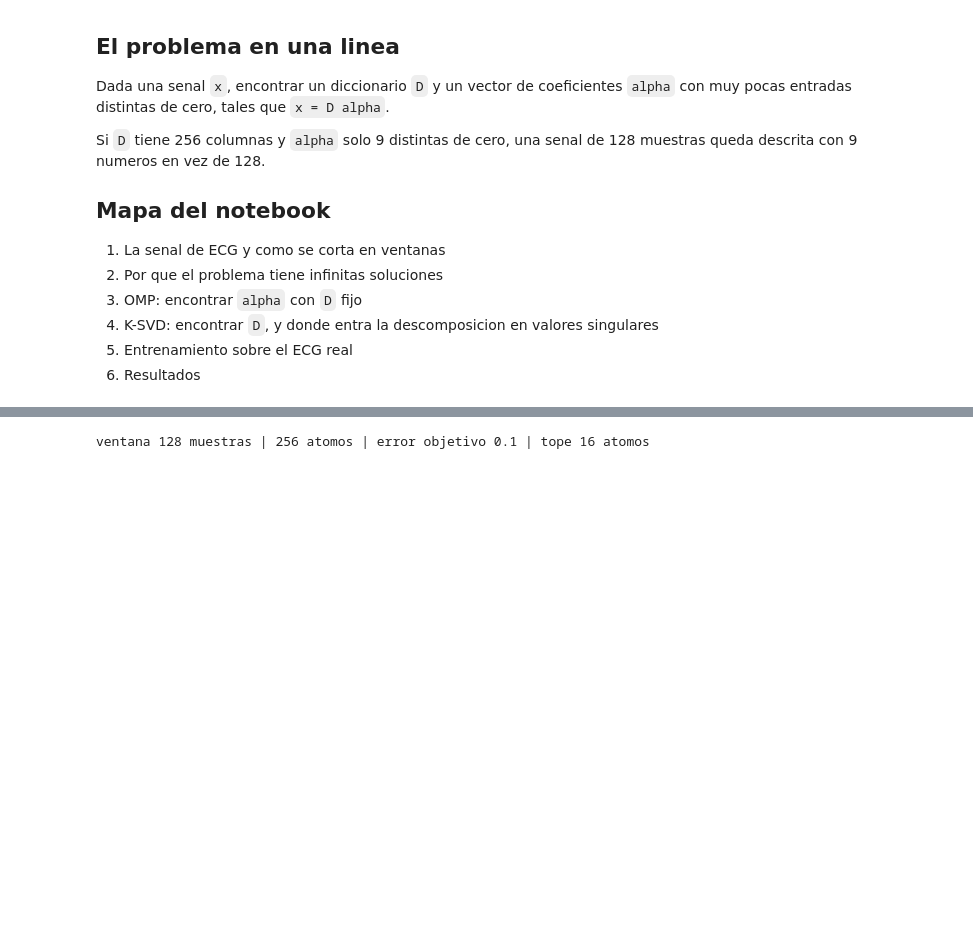
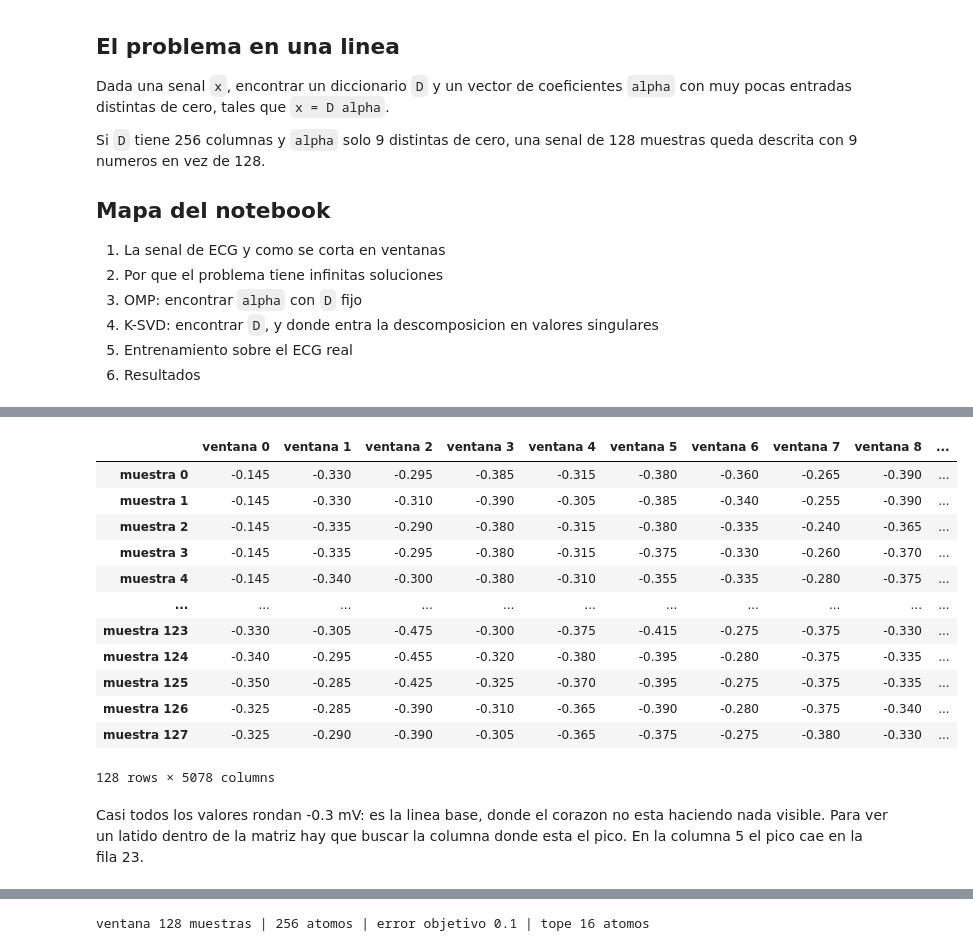
Before and after one commit to zxxz456/inaoe, a Jupyter notebook: matcomp/proyecto1/src/Notes.ipynb, the cells around one changed output, grey strips where cells are left out. Drawn from its saved outputs; the diff is of its cells as text; code cells hidden in the pictures; blank space fills up the shorter version.

```diff
--- a/matcomp/proyecto1/src/Notes.ipynb
+++ b/matcomp/proyecto1/src/Notes.ipynb
@@ -28,0 +81,4 @@ senal de 128 muestras queda descrita con 9 numeros en vez de 128.
+# %%
+for i in range(20):
+    print(f"muestra {i:>2}   t = {i / fs * 1000:6.2f} ms   "
+          f"voltaje = {senal[i]:7.3f} mV")
@@ -28,0 +129,23 @@ senal de 128 muestras queda descrita con 9 numeros en vez de 128.
+# %%
+crudas = partir_en_ventanas(senal)
+
+df = pd.DataFrame(
+    crudas,
+    index=[f"muestra {i}" for i in range(crudas.shape[0])],
+    columns=[f"ventana {j}" for j in range(crudas.shape[1])],
+)
+
+print(f"forma: {crudas.shape}  <- 128 filas, una columna por ventana")
+print(f"{len(senal)} // {TAM_VENTANA} = {len(senal) // TAM_VENTANA} "
+      f"ventanas completas")
+print(f"cada ventana dura {TAM_VENTANA / fs * 1000:.0f} ms\n")
+
+print("columna 0 == senal[0:128]:  ",
+      np.array_equal(crudas[:, 0], senal[0:128]))
+print("columna 1 == senal[128:256]:",
+      np.array_equal(crudas[:, 1], senal[128:256]))
+
+print("\nesquina superior izquierda, filas 0-9, columnas 0-5:")
+print(crudas[:10, :6])
+print("\nultimas 3 filas, columnas 0-5:")
+print(crudas[-3:, :6])
@@ -28,0 +170,21 @@ senal de 128 muestras queda descrita con 9 numeros en vez de 128.
+# %%
+df
+# %% [output]
+|  | ventana 0 | ventana 1 | ventana 2 | ventana 3 | ventana 4 | ventana 5 | ventana 6 | ventana 7 | ventana 8 | ... |
+| muestra 0 | -0.145 | -0.330 | -0.295 | -0.385 | -0.315 | -0.380 | -0.360 | -0.265 | -0.390 | ... |
+| muestra 1 | -0.145 | -0.330 | -0.310 | -0.390 | -0.305 | -0.385 | -0.340 | -0.255 | -0.390 | ... |
+| muestra 2 | -0.145 | -0.335 | -0.290 | -0.380 | -0.315 | -0.380 | -0.335 | -0.240 | -0.365 | ... |
+| muestra 3 | -0.145 | -0.335 | -0.295 | -0.380 | -0.315 | -0.375 | -0.330 | -0.260 | -0.370 | ... |
+| muestra 4 | -0.145 | -0.340 | -0.300 | -0.380 | -0.310 | -0.355 | -0.335 | -0.280 | -0.375 | ... |
+| ... | ... | ... | ... | ... | ... | ... | ... | ... | ... | ... |
+| muestra 123 | -0.330 | -0.305 | -0.475 | -0.300 | -0.375 | -0.415 | -0.275 | -0.375 | -0.330 | ... |
+| muestra 124 | -0.340 | -0.295 | -0.455 | -0.320 | -0.380 | -0.395 | -0.280 | -0.375 | -0.335 | ... |
+| muestra 125 | -0.350 | -0.285 | -0.425 | -0.325 | -0.370 | -0.395 | -0.275 | -0.375 | -0.335 | ... |
+| muestra 126 | -0.325 | -0.285 | -0.390 | -0.310 | -0.365 | -0.390 | -0.280 | -0.375 | -0.340 | ... |
+| muestra 127 | -0.325 | -0.290 | -0.390 | -0.305 | -0.365 | -0.375 | -0.275 | -0.380 | -0.330 | ... |
+128 rows × 5078 columns
+# %% [markdown]
+Casi todos los valores rondan -0.3 mV: es la linea base, donde el
+corazon no esta haciendo nada visible. Para ver un latido dentro de la
+matriz hay que buscar la columna donde esta el pico. En la columna 5
+el pico cae en la fila 23.
```
Also changed, not shown: parts of 21 cells of this notebook.
